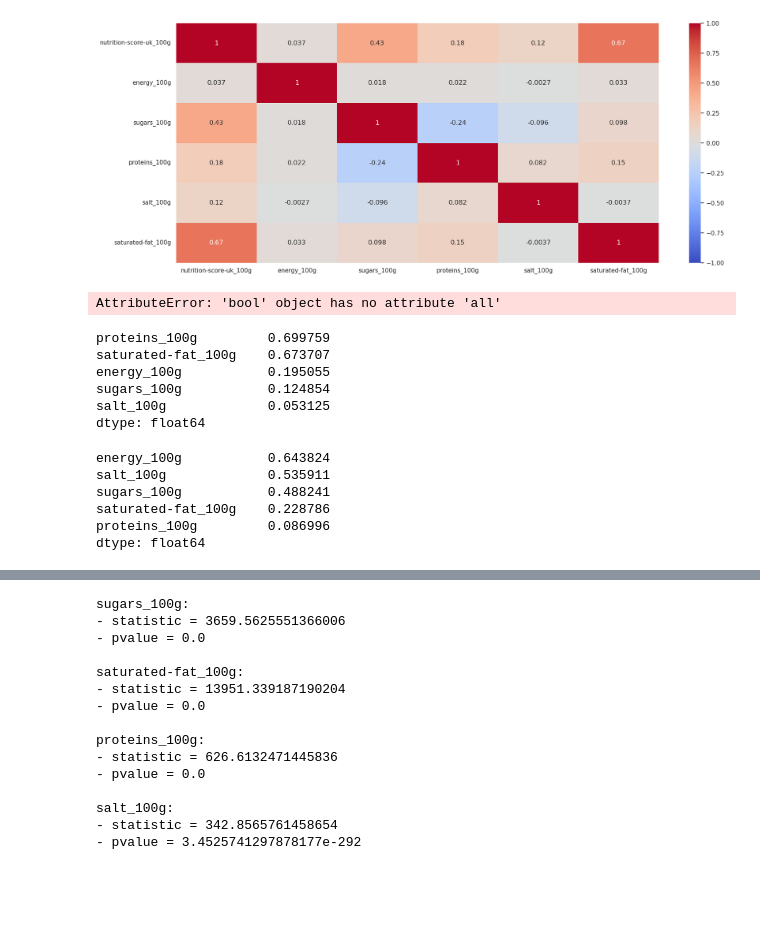
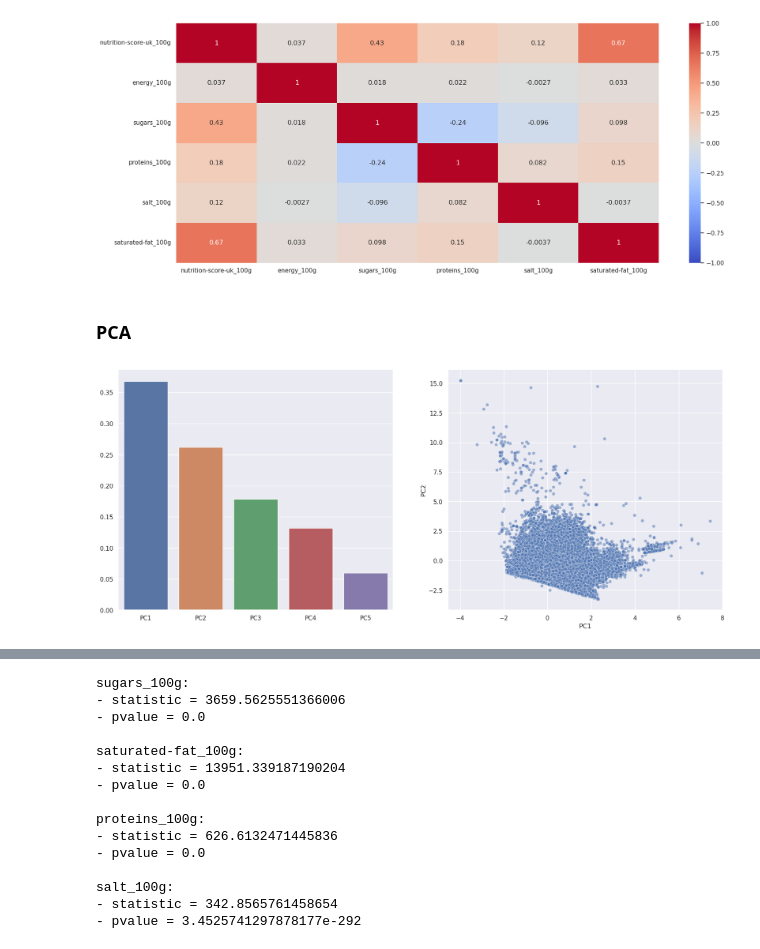
Before and after one commit to vicmcl/open_food_facts, a Jupyter notebook: src/notebook.ipynb, the cells around one changed output, grey strips where cells are left out. Cells and saved outputs as stored; diff of their text form; code cells hidden in the pictures; blank space fills up the shorter version.

```diff
--- a/src/notebook.ipynb
+++ b/src/notebook.ipynb
@@ -522,39 +545,28 @@ labels = [
+# %% [markdown]
+### PCA
 # %%
 fig = plt.figure(figsize=(20, 8))
-data = pd.DataFrame.from_dict(numerical_data_100g).dropna()
 
-scaled_data = scale(data.to_numpy())
+data = pd.concat([
+    pd.DataFrame.from_dict(numerical_data_100g),
+    bounded_energy,
+], axis=1).dropna()
 
-pca = PCA(n_components=len(numerical_data_100g))
-X_pca = pca.fit_transform(scaled_data)
+pca = PCA(n_components=len(data.columns))
+X = pca.fit_transform(scale(data))
 
-components_df = pd.DataFrame(data=X_pca, columns=[f"PC{i+1}" for i in range(X_pca.shape[1])])
-plt.figure(figsize=(8, 6))
+cols = [f"PC{i+1}" for i in range(X.shape[1])]
+
+components_df = pd.DataFrame(data=X, columns=cols)
 
 fig.add_subplot(121)
-sns.scatterplot(x=components_df['PC1'], y=components_df['PC2'])
+sns.barplot(x=cols, y=pca.explained_variance_ratio_)
+
 fig.add_subplot(122)
-sns.barplot(x=range(1, len(pca.explained_variance_ratio_) + 1), y=pca.explained_variance_ratio_)
+sns.scatterplot(x=components_df['PC1'], y=components_df['PC2'], alpha=0.5)
 plt.xlabel('PC1')
 plt.ylabel('PC2')
+
 plt.show()
 # %% [output]
-AttributeError: 'bool' object has no attribute 'all'
+[figure, added]
-# %%
-pd.Series(pca.components_[0], index=scaled_data.columns).abs().sort_values(ascending=False)
-# %% [output]
-proteins_100g         0.699759
-saturated-fat_100g    0.673707
-energy_100g           0.195055
-sugars_100g           0.124854
-salt_100g             0.053125
-dtype: float64
-# %%
-pd.Series(pca.components_[1], index=scaled_data.columns).abs().sort_values(ascending=False)
-# %% [output]
-energy_100g           0.643824
-salt_100g             0.535911
-sugars_100g           0.488241
-saturated-fat_100g    0.228786
-proteins_100g         0.086996
-dtype: float64
```
Also changed, not shown: parts of 25 cells of this notebook.
